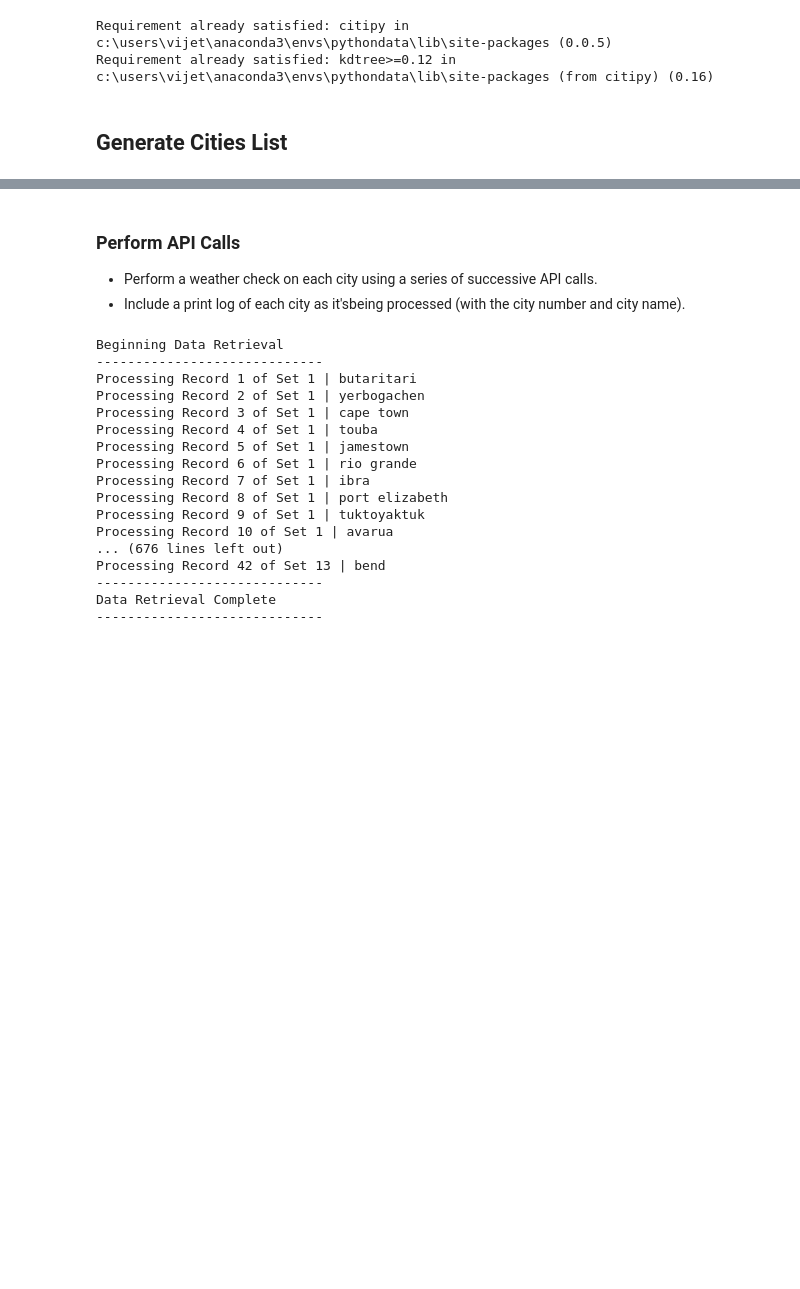
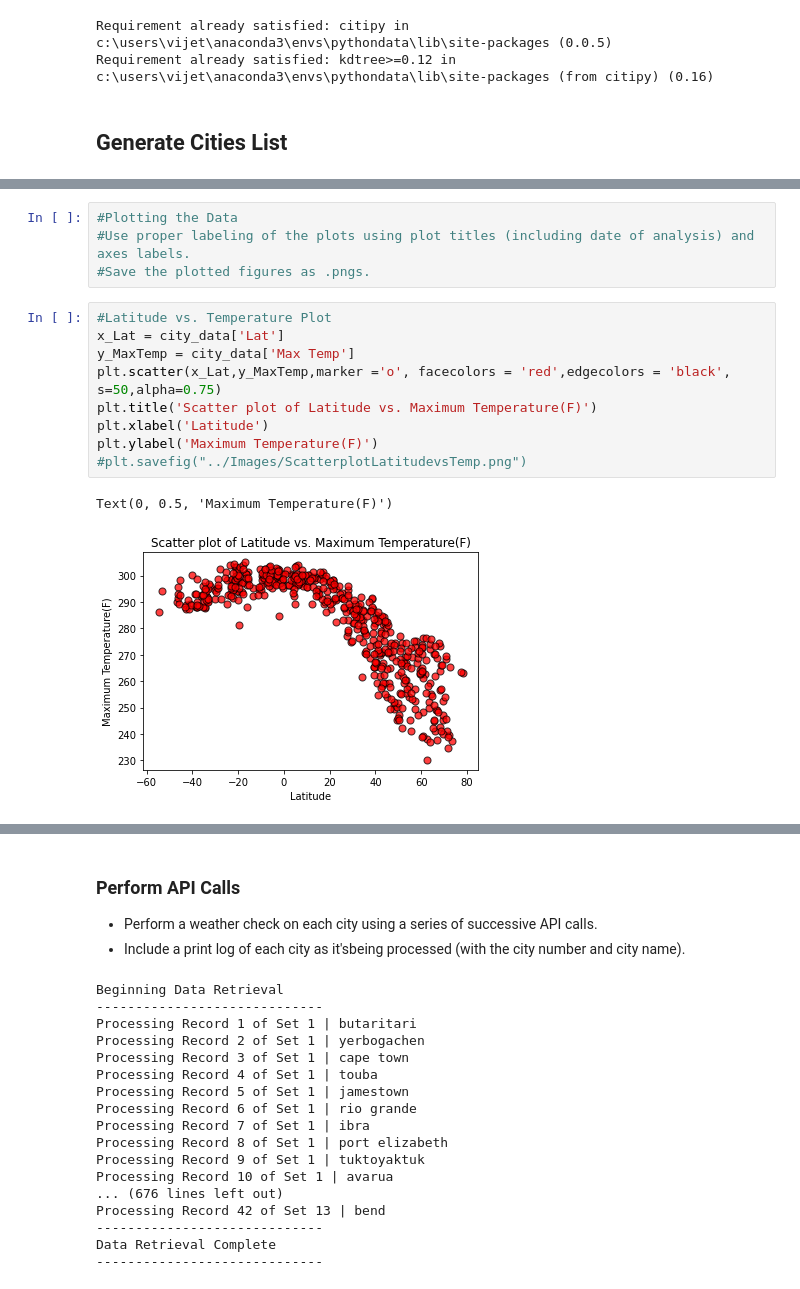
Before and after one commit to VijetaPuthran/Python-API-challenge, a Jupyter notebook: starter_code/WeatherPy/WeatherPy.ipynb, the cells around one changed output, grey strips where cells are left out. Saved outputs shown, nothing was run; the diff lists cells and outputs as text; blank space fills up the shorter version.

```diff
--- a/starter_code/WeatherPy/WeatherPy.ipynb
+++ b/starter_code/WeatherPy/WeatherPy.ipynb
@@ -118,0 +146,16 @@ weather_data.head()
+# %%
+#Plotting the Data
+#Use proper labeling of the plots using plot titles (including date of analysis) and axes labels.
+#Save the plotted figures as .pngs.
+# %%
+#Latitude vs. Temperature Plot
+x_Lat = city_data['Lat']
+y_MaxTemp = city_data['Max Temp']
+plt.scatter(x_Lat,y_MaxTemp,marker ='o', facecolors = 'red',edgecolors = 'black', s=50,alpha=0.75)
+plt.title('Scatter plot of Latitude vs. Maximum Temperature(F)')
+plt.xlabel('Latitude')
+plt.ylabel('Maximum Temperature(F)')
+#plt.savefig("../Images/ScatterplotLatitudevsTemp.png")
+# %% [output]
+Text(0, 0.5, 'Maximum Temperature(F)')
+[figure, added]
```
Also changed, not shown: parts of 18 cells of this notebook, 1 other file.
